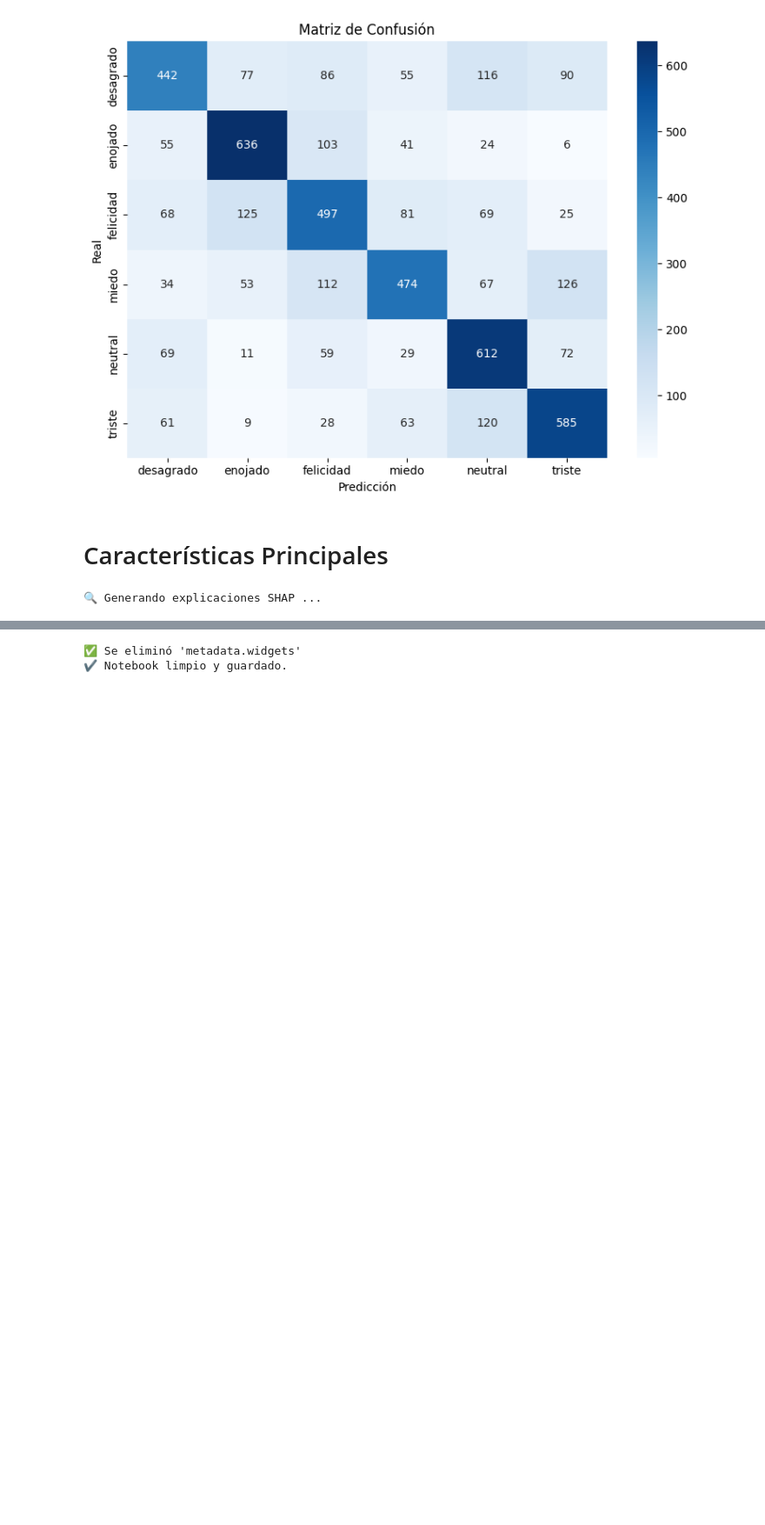
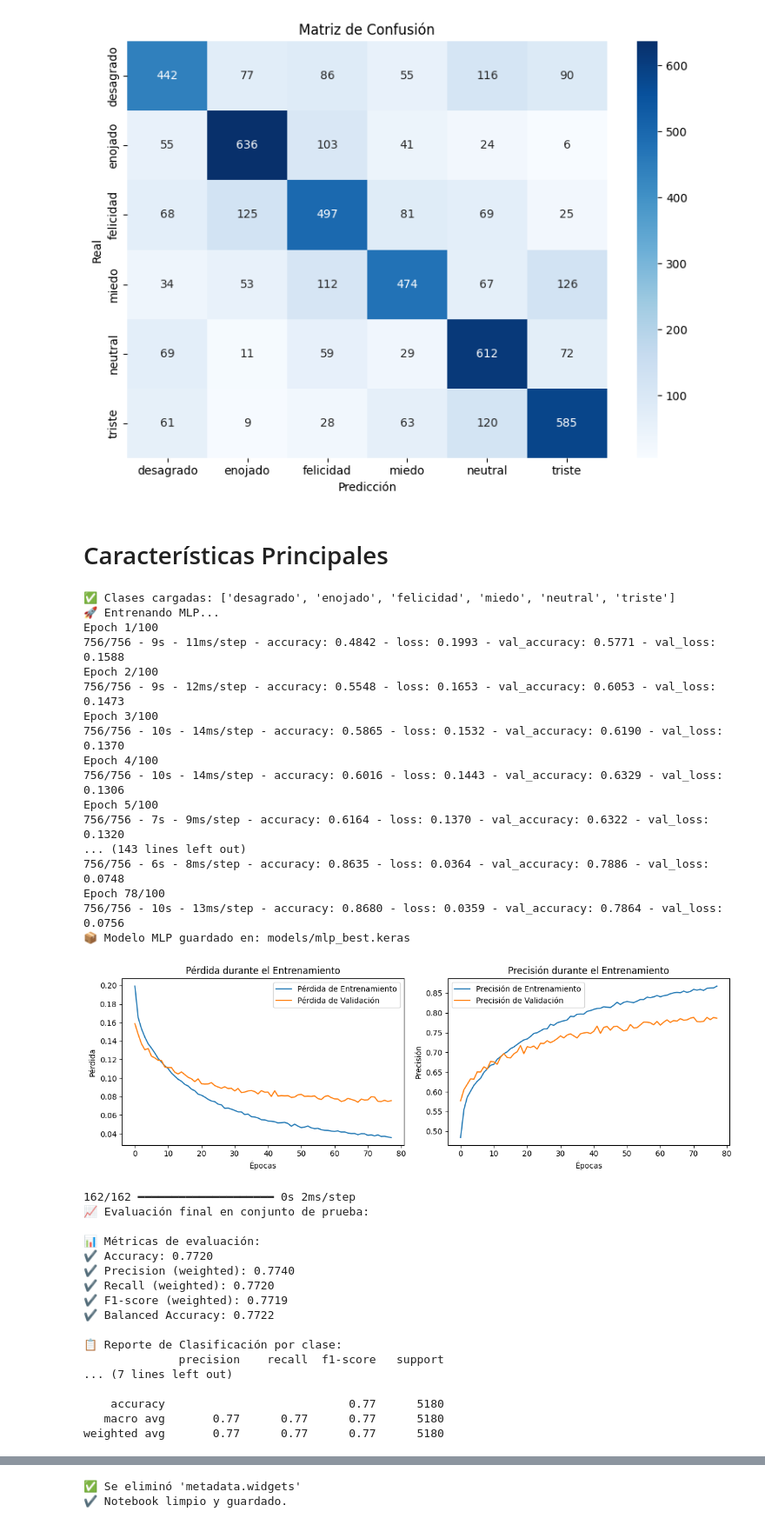
Before and after one commit to Grupo5-audio/ProyectoFinalG5, a Jupyter notebook: main.ipynb, the cells around one changed output, grey strips where cells are left out. Shown at 87% size. Saved outputs shown, nothing was run; the diff lists cells and outputs as text; code cells hidden in the pictures; blank space fills up the shorter version.

```diff
--- a/main.ipynb
+++ b/main.ipynb
@@ -788,18 +788,48 @@ weighted avg       0.63      0.63      0.62      5180
 [figure]
 # %% [markdown]
 # Características Principales
-# %%
-from tensorflow import keras
-from results.shap_graph import generate_shap_outputs
-
-#print("📐 x_test_sample shape:", x_test_sample.shape)  # debe ser (N, M)
-#print("📐 len(feature_names):", len(feature_names))    # debe ser M
-
-# Generar explicaciones SHAP y exportar gráfico + CSV del mejor modelo
-import joblib
-# 📦 Cargar el mejor modelo desde el archivo .pkl
-modelo = joblib.load("models/svm_model.pkl")
-#modelo = keras.models.load_model("/content/ProyectoFinalG5/models/mlp_best.keras")
-generate_shap_outputs(modelo, x_test_sample, feature_names)
-# %% [output]
-🔍 Generando explicaciones SHAP ...
+# %%
+from tensorflow import keras
+from results.shap_graph import generate_shap_outputs
+import joblib
+import os
+from models.mlp import run_mlp # Import run_mlp to get the correctly processed test data
+
+# Load the best MLP model and get the processed test data and feature names
+model_mlp, x_test_sample_mlp, original_feature_names = run_mlp() # Run run_mlp to get the processed data and original feature names
+# %% [output]
+✅ Clases cargadas: ['desagrado', 'enojado', 'felicidad', 'miedo', 'neutral', 'triste']
+🚀 Entrenando MLP...
+Epoch 1/100
+756/756 - 9s - 11ms/step - accuracy: 0.4842 - loss: 0.1993 - val_accuracy: 0.5771 - val_loss: 0.1588
+Epoch 2/100
+756/756 - 9s - 12ms/step - accuracy: 0.5548 - loss: 0.1653 - val_accuracy: 0.6053 - val_loss: 0.1473
+Epoch 3/100
+756/756 - 10s - 14ms/step - accuracy: 0.5865 - loss: 0.1532 - val_accuracy: 0.6190 - val_loss: 0.1370
+Epoch 4/100
+756/756 - 10s - 14ms/step - accuracy: 0.6016 - loss: 0.1443 - val_accuracy: 0.6329 - val_loss: 0.1306
+Epoch 5/100
+756/756 - 7s - 9ms/step - accuracy: 0.6164 - loss: 0.1370 - val_accuracy: 0.6322 - val_loss: 0.1320
+... (143 lines left out)
+756/756 - 6s - 8ms/step - accuracy: 0.8635 - loss: 0.0364 - val_accuracy: 0.7886 - val_loss: 0.0748
+Epoch 78/100
+756/756 - 10s - 13ms/step - accuracy: 0.8680 - loss: 0.0359 - val_accuracy: 0.7864 - val_loss: 0.0756
+📦 Modelo MLP guardado en: models/mlp_best.keras
+[figure, added]
+162/162 ━━━━━━━━━━━━━━━━━━━━ 0s 2ms/step
+📈 Evaluación final en conjunto de prueba:
+
+📊 Métricas de evaluación:
+✔️ Accuracy: 0.7720
+✔️ Precision (weighted): 0.7740
+✔️ Recall (weighted): 0.7720
+✔️ F1-score (weighted): 0.7719
+✔️ Balanced Accuracy: 0.7722
+
+📋 Reporte de Clasificación por clase:
+              precision    recall  f1-score   support
+... (7 lines left out)
+
+    accuracy                           0.77      5180
+   macro avg       0.77      0.77      0.77      5180
+weighted avg       0.77      0.77      0.77      5180
```
Also changed, not shown: parts of 4 cells of this notebook.
